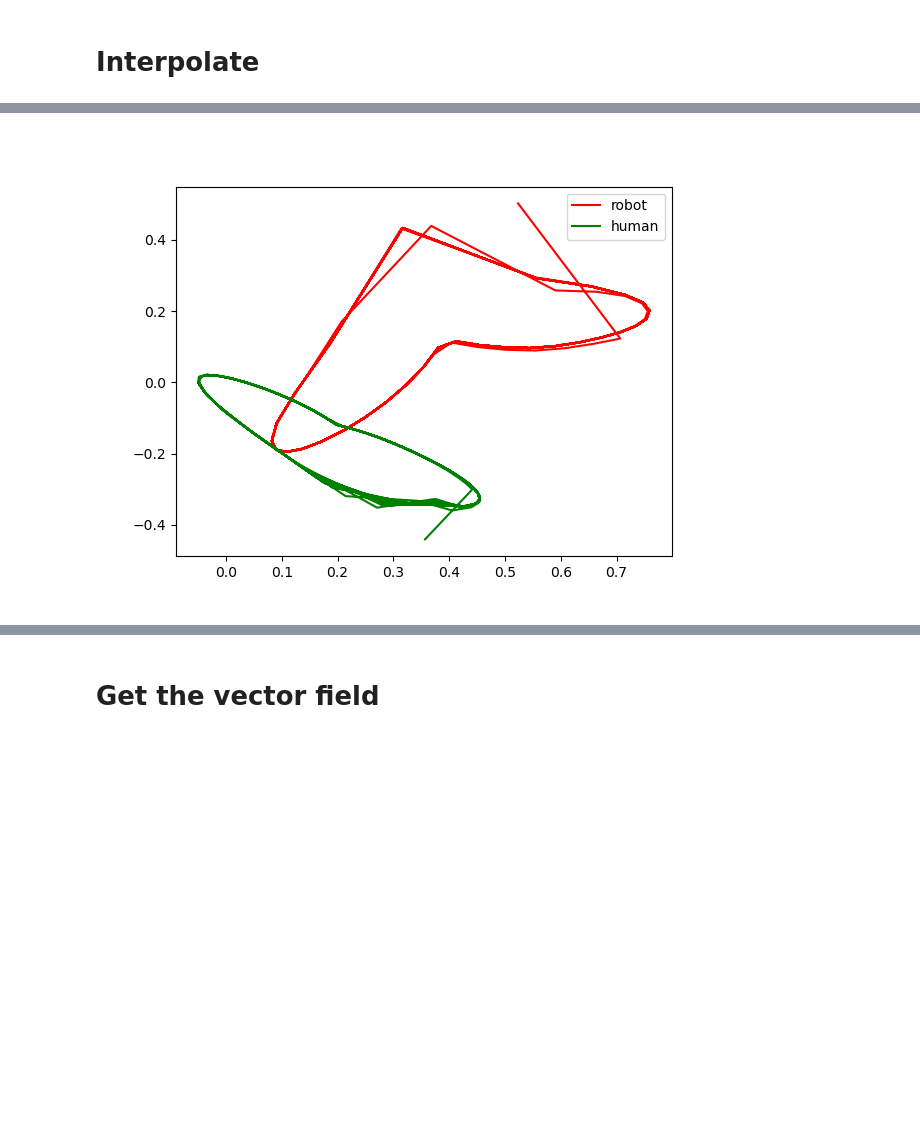
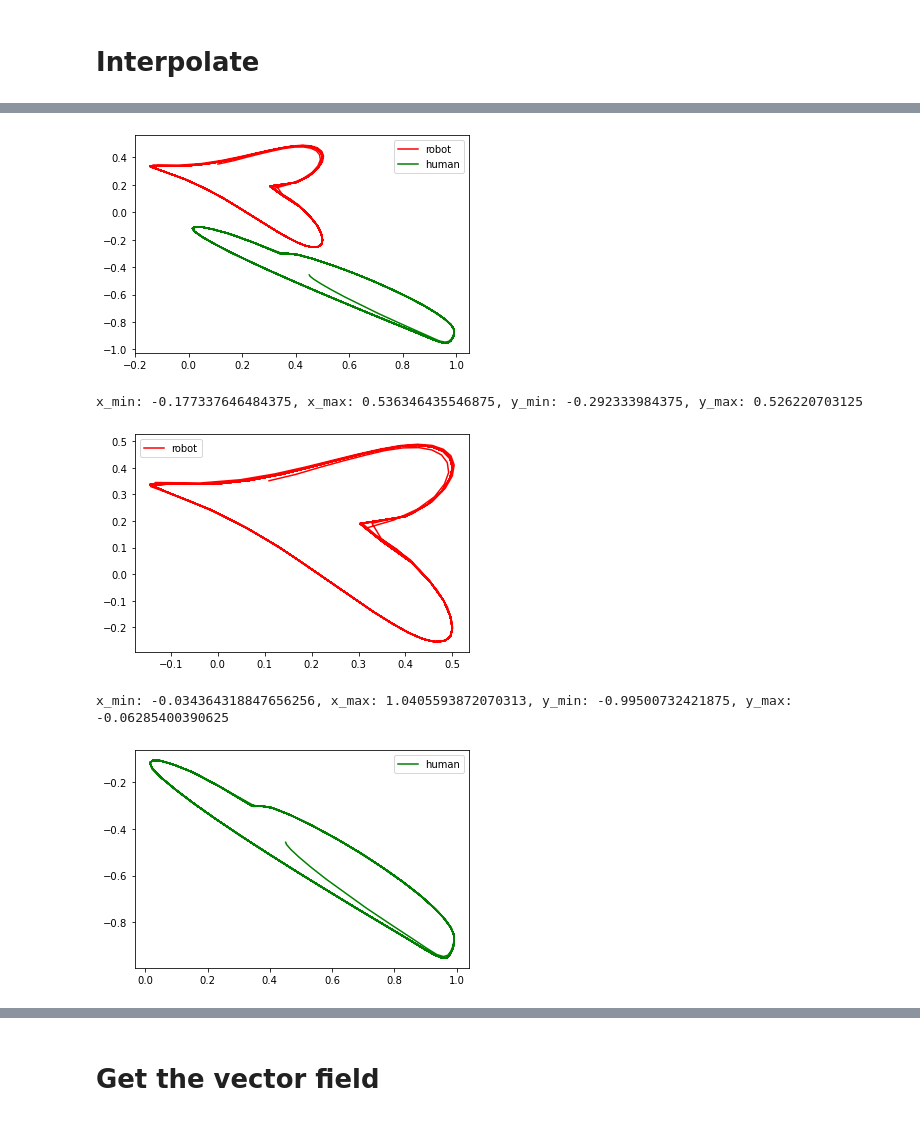
Before and after one commit to mrk-gld/conceptor-aided-recurrent-autoencoder, a Jupyter notebook: interpolation_plots3d.ipynb, the cells around one changed output, grey strips where cells are left out. Cells and saved outputs as stored; diff of their text form; code cells hidden in the pictures; blank space fills up the shorter version.

Commit message:
heart data

```diff
--- a/interpolation_plots3d.ipynb
+++ b/interpolation_plots3d.ipynb
@@ -23,6 +23,8 @@ from rnn_utils import *
 # Gather the model
 # %%
 loading = "/home/guillaumep/conceptor-aided-recurrent-autoencoder/logs/heart_pp_8/ckpt/params_10001.npz"
+loading = "/home/guillaumep/conceptor-aided-recurrent-autoencoder/logs/heart_norm/ckpt/params_17501.npz"
+# loading = "/home/guillaumep/conceptor-aided-recurrent-autoencoder/logs/heart_norm/plots/input3d_17500.png
 # %%
 params = np.load(loading)
 params = dict(params)
@@ -171,12 +173,35 @@ plt.show()
 # %%
 # plt yz plane at x = 0.5 and x = -0.5
-plt.figure()
 plt.plot(X_auto[0,:,1], X_auto[0,:,2], 'r', label = 'robot')
 plt.plot(X_auto[1,:,1], X_auto[1,:,2], 'g', label = 'human')
 plt.legend()
 plt.show()
+
+plt.plot(X_auto[0,:,1], X_auto[0,:,2], 'r', label = 'robot')
+plt.legend()
+
+x_min, x_max = plt.xlim()
+y_min, y_max = plt.ylim()
+print(f'x_min: {x_min}, x_max: {x_max}, y_min: {y_min}, y_max: {y_max}')
+plt.show()
+bound_auto = []
+bound_auto.append([x_min, x_max, y_min, y_max])
+
+
+plt.plot(X_auto[1,:,1], X_auto[1,:,2], 'g', label = 'human')
+plt.legend()
+x_min, x_max = plt.xlim()
+y_min, y_max = plt.ylim()
+print(f'x_min: {x_min}, x_max: {x_max}, y_min: {y_min}, y_max: {y_max}')
+plt.show()
+
+bound_auto.append([x_min, x_max, y_min, y_max])
 # %% [output]
-[figure, old version]
+[figure, new version]
+x_min: -0.177337646484375, x_max: 0.536346435546875, y_min: -0.292333984375, y_max: 0.526220703125
+[figure, added]
+x_min: -0.034364318847656256, x_max: 1.0405593872070313, y_min: -0.99500732421875, y_max: -0.06285400390625
+[figure, added]
 # %%
 ut_train = np.zeros((2,100000,2))
 # %%
```
Also changed, not shown: parts of 22 cells of this notebook, 5 other files.
